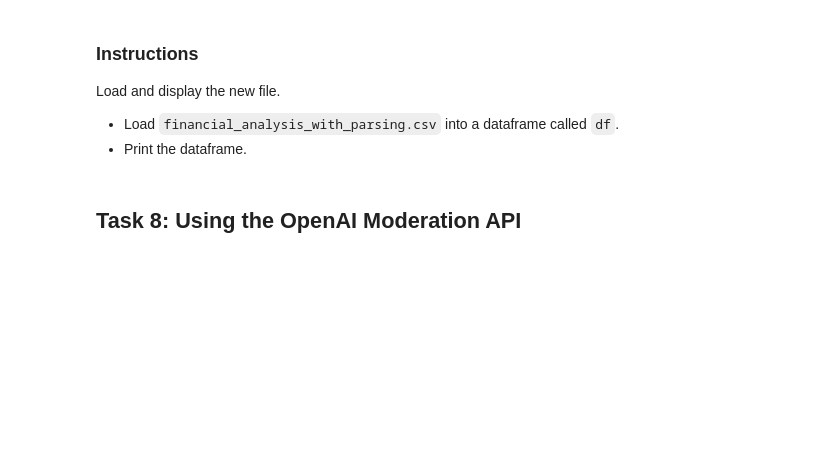
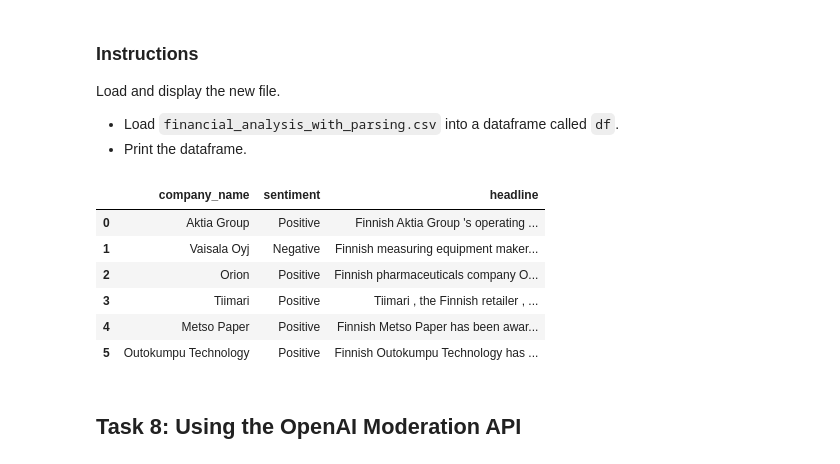
Before and after one commit to Domszy/Langchain-project, a Jupyter notebook: notebook.ipynb, the cells around one changed output. Cells and saved outputs as stored; diff of their text form; code cells hidden in the pictures; blank space fills up the shorter version.

```diff
--- a/notebook.ipynb
+++ b/notebook.ipynb
@@ -906,9 +931,18 @@ Load and display the new file.
 - Print the dataframe.
 # %%
 # Load the CSV file into a dataframe.
-
+df = pd.read_csv("financial_analysis_with_parsing.csv")
 
 # Print the dataframe.
+df
+# %% [output]
+|  | company_name | sentiment | headline |
+| 0 | Aktia Group | Positive | Finnish Aktia Group 's operating ... |
+| 1 | Vaisala Oyj | Negative | Finnish measuring equipment maker... |
+| 2 | Orion | Positive | Finnish pharmaceuticals company O... |
+| 3 | Tiimari | Positive | Tiimari , the Finnish retailer , ... |
+| 4 | Metso Paper | Positive | Finnish Metso Paper has been awar... |
+| 5 | Outokumpu Technology | Positive | Finnish Outokumpu Technology has ... |
 # %% [markdown]
 ## Task 8: Using the OpenAI Moderation API
 # %% [markdown]
```
Also changed, not shown: parts of 1 cell of this notebook.
